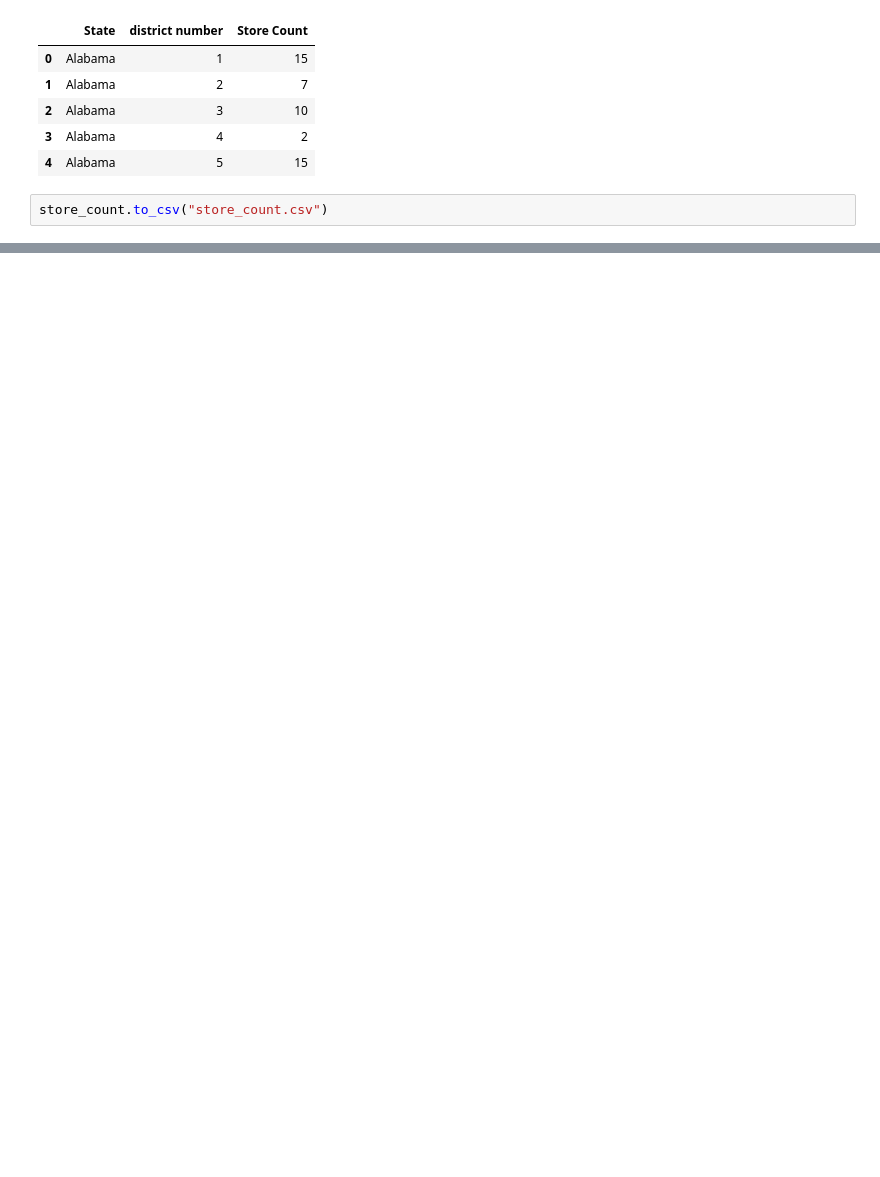
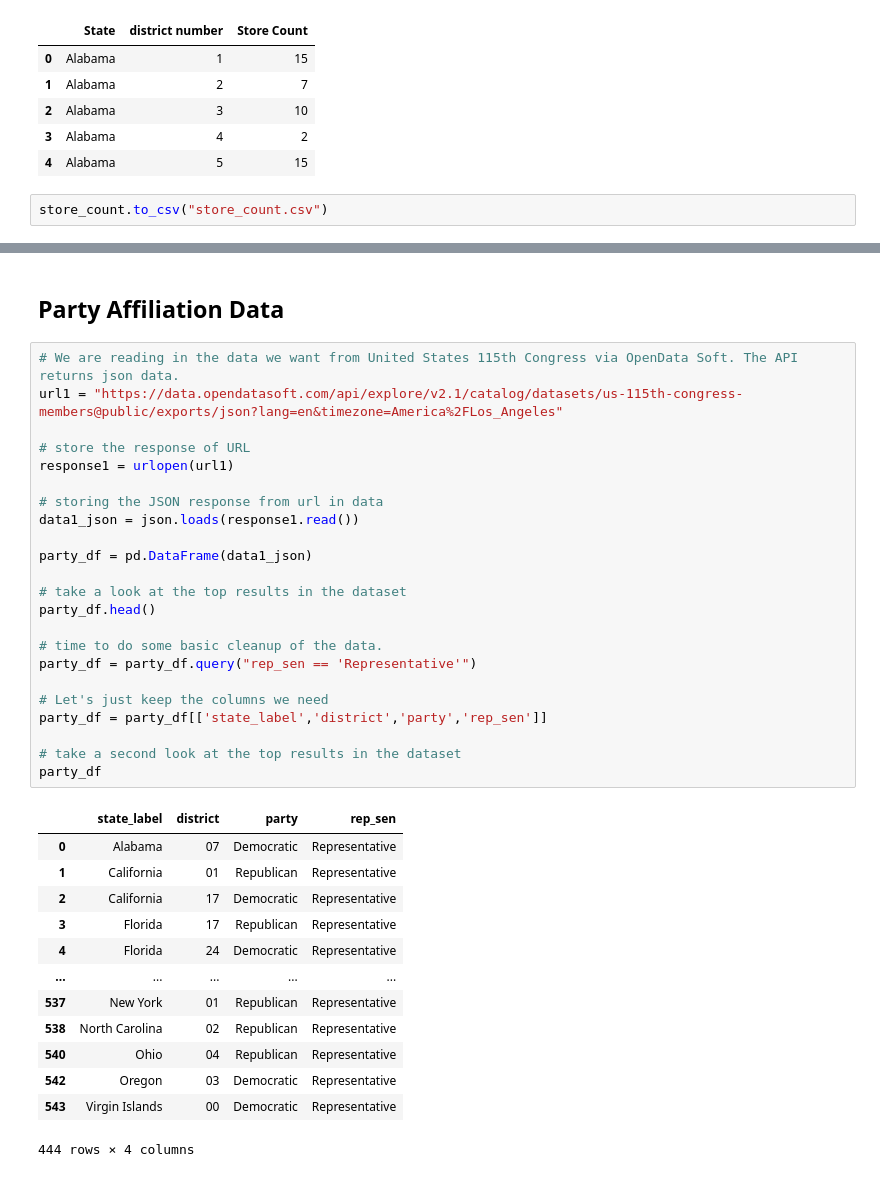
Before and after one commit to evroth/331-repo-demo, a Jupyter notebook: Congressional_Analysis.ipynb, the cells around one changed output, grey strips where cells are left out. Saved outputs shown, nothing was run; the diff lists cells and outputs as text; blank space fills up the shorter version.

```diff
--- a/Congressional_Analysis.ipynb
+++ b/Congressional_Analysis.ipynb
@@ -184,0 +230,39 @@ The next step is to read in the ACS 2017 data and format it into a usuable table
+# %% [markdown]
+## Party Affiliation Data
+# %%
+# We are reading in the data we want from United States 115th Congress via OpenData Soft. The API returns json data.
+url1 = "https://data.opendatasoft.com/api/explore/v2.1/catalog/datasets/us-115th-congress-members@public/exports/json?lang=en&timezone=America%2FLos_Angeles"
+
+# store the response of URL
+response1 = urlopen(url1)
+
+# storing the JSON response from url in data
+data1_json = json.loads(response1.read())
+
+party_df = pd.DataFrame(data1_json)
+
+# take a look at the top results in the dataset
+party_df.head()
+
+# time to do some basic cleanup of the data.
+party_df = party_df.query("rep_sen == 'Representative'")
+
+# Let's just keep the columns we need
+party_df = party_df[['state_label','district','party','rep_sen']]
+
+# take a second look at the top results in the dataset
+party_df
+# %% [output]
+|  | state_label | district | party | rep_sen |
+| 0 | Alabama | 07 | Democratic | Representative |
+| 1 | California | 01 | Republican | Representative |
+| 2 | California | 17 | Democratic | Representative |
+| 3 | Florida | 17 | Republican | Representative |
+| 4 | Florida | 24 | Democratic | Representative |
+| ... | ... | ... | ... | ... |
+| 537 | New York | 01 | Republican | Representative |
+| 538 | North Carolina | 02 | Republican | Representative |
+| 540 | Ohio | 04 | Republican | Representative |
+| 542 | Oregon | 03 | Democratic | Representative |
+| 543 | Virgin Islands | 00 | Democratic | Representative |
+444 rows × 4 columns
```
Also changed, not shown: parts of 8 cells of this notebook.
